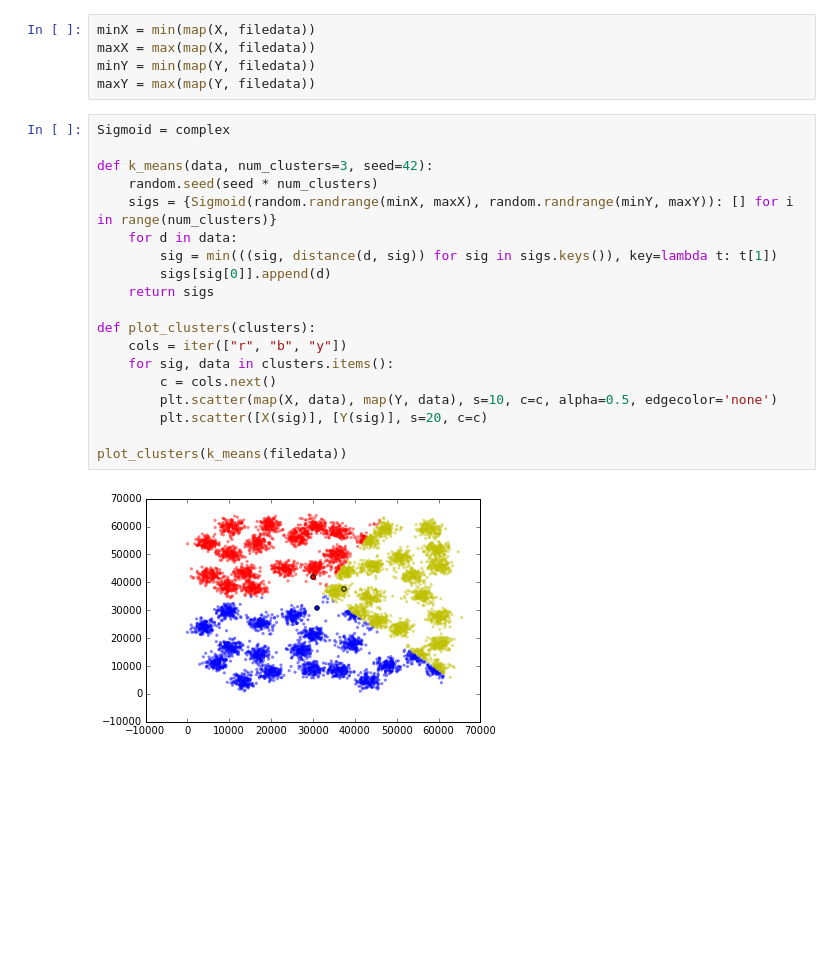
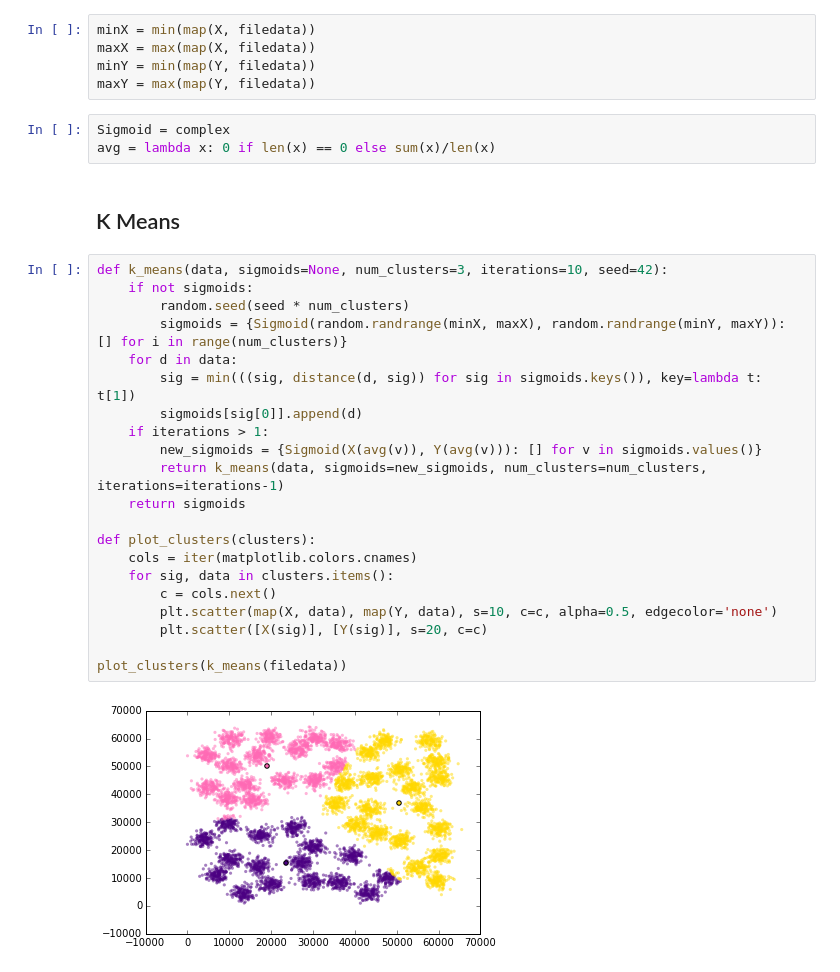
Before and after one commit to marthall/clustering, a Jupyter notebook: clustering.ipynb, the cells around one changed output. Saved outputs shown, nothing was run; the diff lists cells and outputs as text; blank space fills up the shorter version.

Commit message:
Added som features k-means

```diff
--- a/clustering.ipynb
+++ b/clustering.ipynb
@@ -46,24 +49,31 @@ minX = min(map(X, filedata))
 maxX = max(map(X, filedata))
 minY = min(map(Y, filedata))
 maxY = max(map(Y, filedata))
+# %%
+Sigmoid = complex
+avg = lambda x: 0 if len(x) == 0 else sum(x)/len(x)
+# %% [markdown]
+## K Means
 # %%
-Sigmoid = complex
-
-def k_means(data, num_clusters=3, seed=42):
-    random.seed(seed * num_clusters)
-    sigs = {Sigmoid(random.randrange(minX, maxX), random.randrange(minY, maxY)): [] for i in range(num_clusters)}
+def k_means(data, sigmoids=None, num_clusters=3, iterations=10, seed=42):
+    if not sigmoids:
+        random.seed(seed * num_clusters)
+        sigmoids = {Sigmoid(random.randrange(minX, maxX), random.randrange(minY, maxY)): [] for i in range(num_clusters)}
     for d in data:
-        sig = min(((sig, distance(d, sig)) for sig in sigs.keys()), key=lambda t: t[1])
-        sigs[sig[0]].append(d)
-    return sigs
+        sig = min(((sig, distance(d, sig)) for sig in sigmoids.keys()), key=lambda t: t[1])
+        sigmoids[sig[0]].append(d)
+    if iterations > 1:
+        new_sigmoids = {Sigmoid(X(avg(v)), Y(avg(v))): [] for v in sigmoids.values()}
+        return k_means(data, sigmoids=new_sigmoids, num_clusters=num_clusters, iterations=iterations-1)
+    return sigmoids
 
 def plot_clusters(clusters):
-    cols = iter(["r", "b", "y"])
+    cols = iter(matplotlib.colors.cnames)
     for sig, data in clusters.items():
         c = cols.next()
         plt.scatter(map(X, data), map(Y, data), s=10, c=c, alpha=0.5, edgecolor='none')
         plt.scatter([X(sig)], [Y(sig)], s=20, c=c)
 
 plot_clusters(k_means(filedata))
 # %% [output]
-[figure, old version]
+[figure, new version]
```
Also changed, not shown: parts of 12 cells of this notebook.
